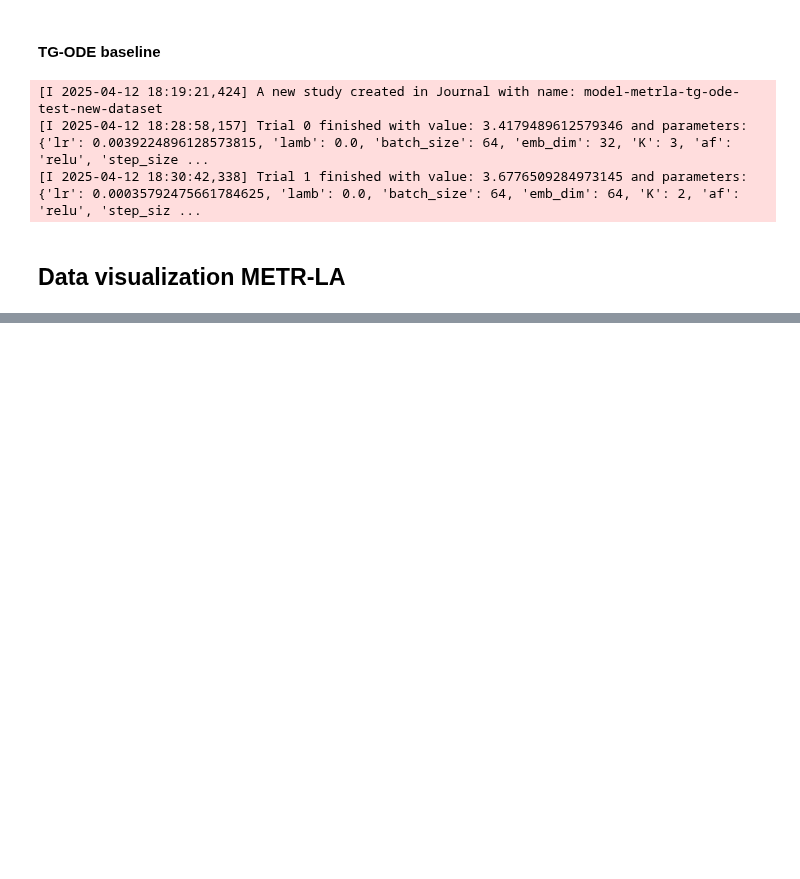
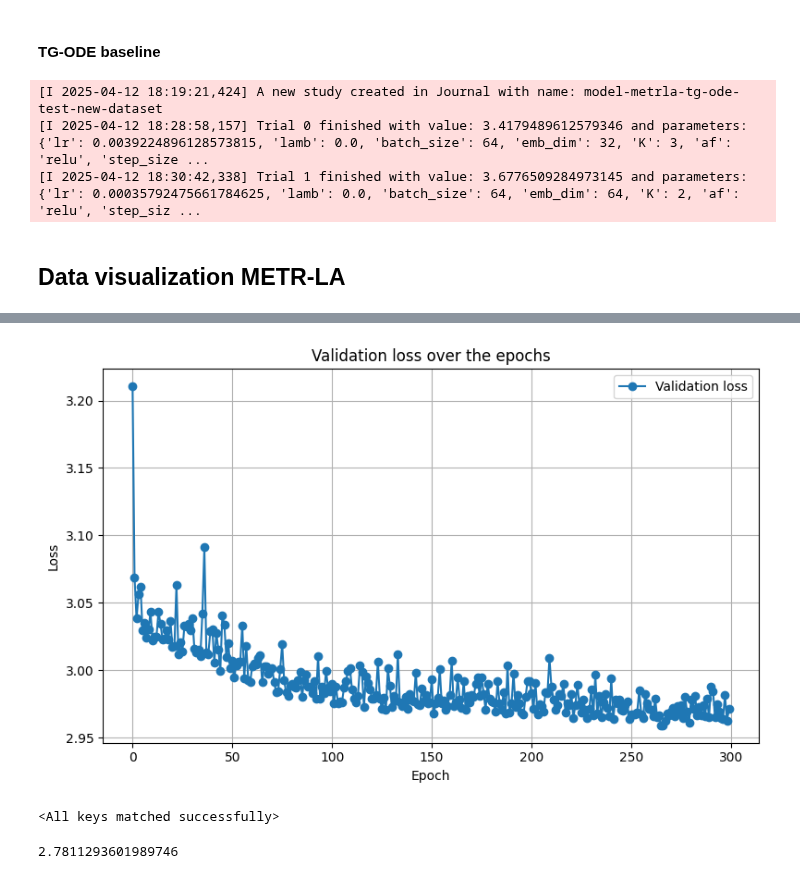
Before and after one commit to riccardocappi/Kan-for-Interpretable-Graph-Dynamics, a Jupyter notebook: post_processing.ipynb, the cells around one changed output, grey strips where cells are left out. Saved outputs shown, nothing was run; the diff lists cells and outputs as text; code cells hidden in the pictures; blank space fills up the shorter version.

```diff
--- a/post_processing.ipynb
+++ b/post_processing.ipynb
@@ -400,0 +391,8 @@ plt.show()
+# %%
+plot_results(
+    results['validation_loss'],
+    label = 'Validation loss',
+    title = 'Validation loss over the epochs'
+)
+# %% [output]
+[figure, added]
@@ -400,0 +412,4 @@ plt.show()
+# %%
+best_model_tgode.load_state_dict(torch.load(f'{best_tgode_path}/state_dict.pth', weights_only=False))
+# %% [output]
+<All keys matched successfully>
@@ -400,0 +418,9 @@ plt.show()
+# %%
+eval_model(
+    best_model_tgode,
+    test_set,
+    torch.nn.L1Loss(),
+    scaler=scaler
+)
+# %% [output]
+2.7811293601989746
```
Also changed, not shown: parts of 48 cells of this notebook, 6 other files.
